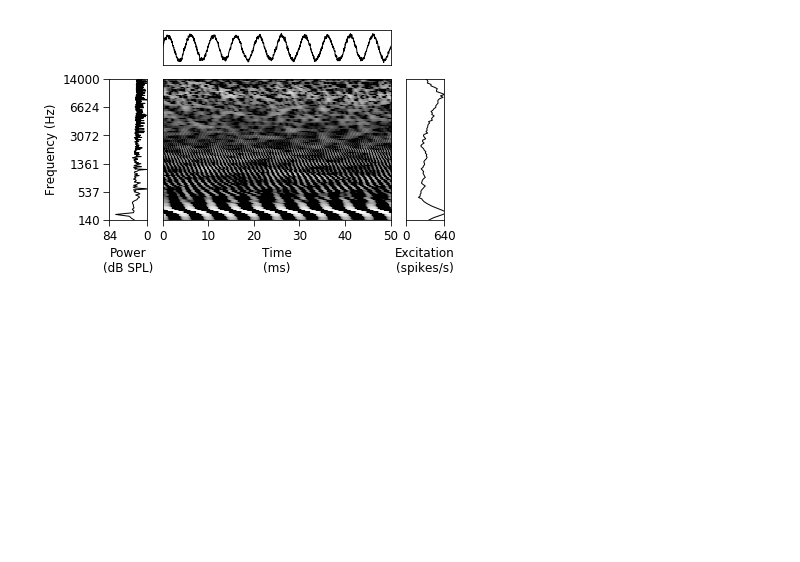
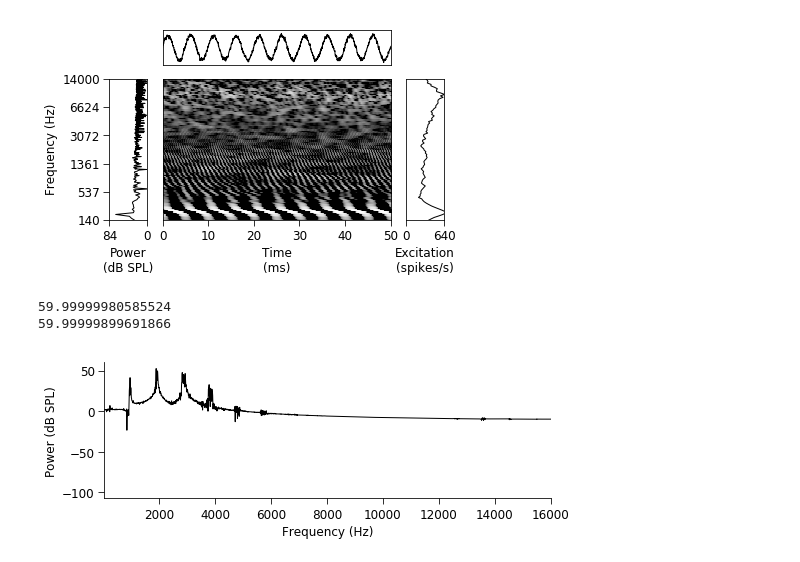
Before and after one commit to msaddler/pitchnet, a Jupyter notebook: assets_datasets/notebook_scratch_datasets.ipynb, the cells around one changed output. Drawn from its saved outputs; the diff is of its cells as text; code cells hidden in the pictures; blank space fills up the shorter version.

```diff
--- a/assets_datasets/notebook_scratch_datasets.ipynb
+++ b/assets_datasets/notebook_scratch_datasets.ipynb
@@ -2428,17 +2428,3 @@ ax_arr[1,2].set_xticklabels(xticks)
 plt.show()
 # %% [output]
 [figure]
-# %%
-import glob
-import h5py
-import numpy as np
-
-regex_fn = '/om/scratch/*/msaddler/data_pitchnet/PND_v08/noise_TLAS_snr_neg10pos10/sr20000_cf100_species002_spont070_BW10eN1_IHC3000Hz_IHC7order/*.hdf5'
-
-list_fn = sorted(glob.glob(regex_fn))
-for itr0, fn in enumerate(list_fn):
-    with h5py.File(fn, 'r') as f:
-        if itr0 == 0:
-            x = f['f0_label_coarse'][:]
-        else:
-            x = np.concatenate([x, f['f0_label_coarse'][:]], axis=0)
@@ -2448,0 +2431,55 @@ x_unique, x_counts = np.unique(x, return_counts=True)
+# %%
+import sys
+import os
+import h5py
+import glob
+import numpy as np
+import scipy.signal
+%matplotlib inline
+import matplotlib.pyplot as plt
+import IPython.display as ipd
+
+sys.path.append('/om2/user/msaddler/python-packages/msutil')
+import util_stimuli
+import util_misc
+import util_figures
+
+
+regex_fn = '/om/scratch/*/msaddler/data_pitchnet/PND_v08/noise_TLAS_snr_neg10pos10/PND_sr32000_v08_*.hdf5'
+
+list_fn = sorted(glob.glob(regex_fn))
+fn = list_fn[0]
+
+# util_misc.get_hdf5_dataset_key_list(fn)
+
+with h5py.File(fn, 'r') as f:
+    sr = f['sr'][0]
+    IDX = 10
+    f0 = f['nopad_f0_mean'][IDX]
+    y_fg = util_stimuli.set_dBSPL(f['stimuli/signal'][IDX], 60.0)
+    y_bg = util_stimuli.set_dBSPL(f['stimuli/noise'][IDX], 60.0)
+
+
+fxx, pxx = util_stimuli.power_spectrum(y_fg, sr)
+
+print(util_stimuli.get_dBSPL(y_fg))
+print(util_stimuli.get_dBSPL(y_bg))
+
+fig, ax = plt.subplots(nrows=1, ncols=1, figsize=(8, 2.5))
+ax.plot(fxx, pxx, color='k', lw=1.0)
+
+# Use this function to specify axis scaling, limits, labels, etc.
+ax = util_figures.format_axes(ax,
+                              xscale='linear',
+                              str_xlabel='Frequency (Hz)',
+                              str_ylabel='Power (dB SPL)',
+                              xlimits=[40, sr/2],
+                              ylimits=None,
+                              spines_to_hide=['right', 'top'])
+plt.show()
+
+ipd.display(ipd.Audio(y_fg, rate=sr))
+# %% [output]
+59.99999980585524
+59.99999899691866
+[figure, added]
```
Also changed, not shown: parts of 4 cells of this notebook.
